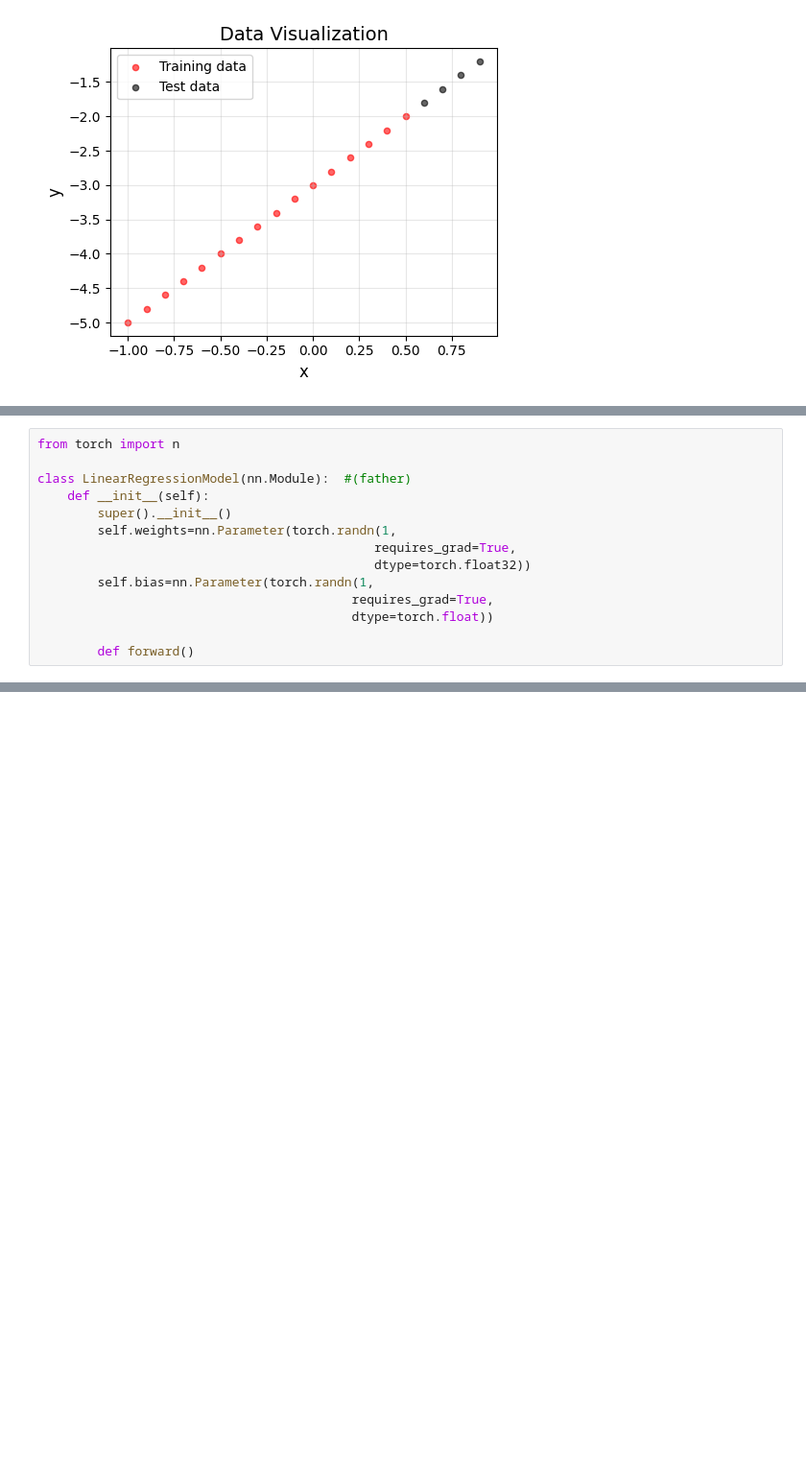
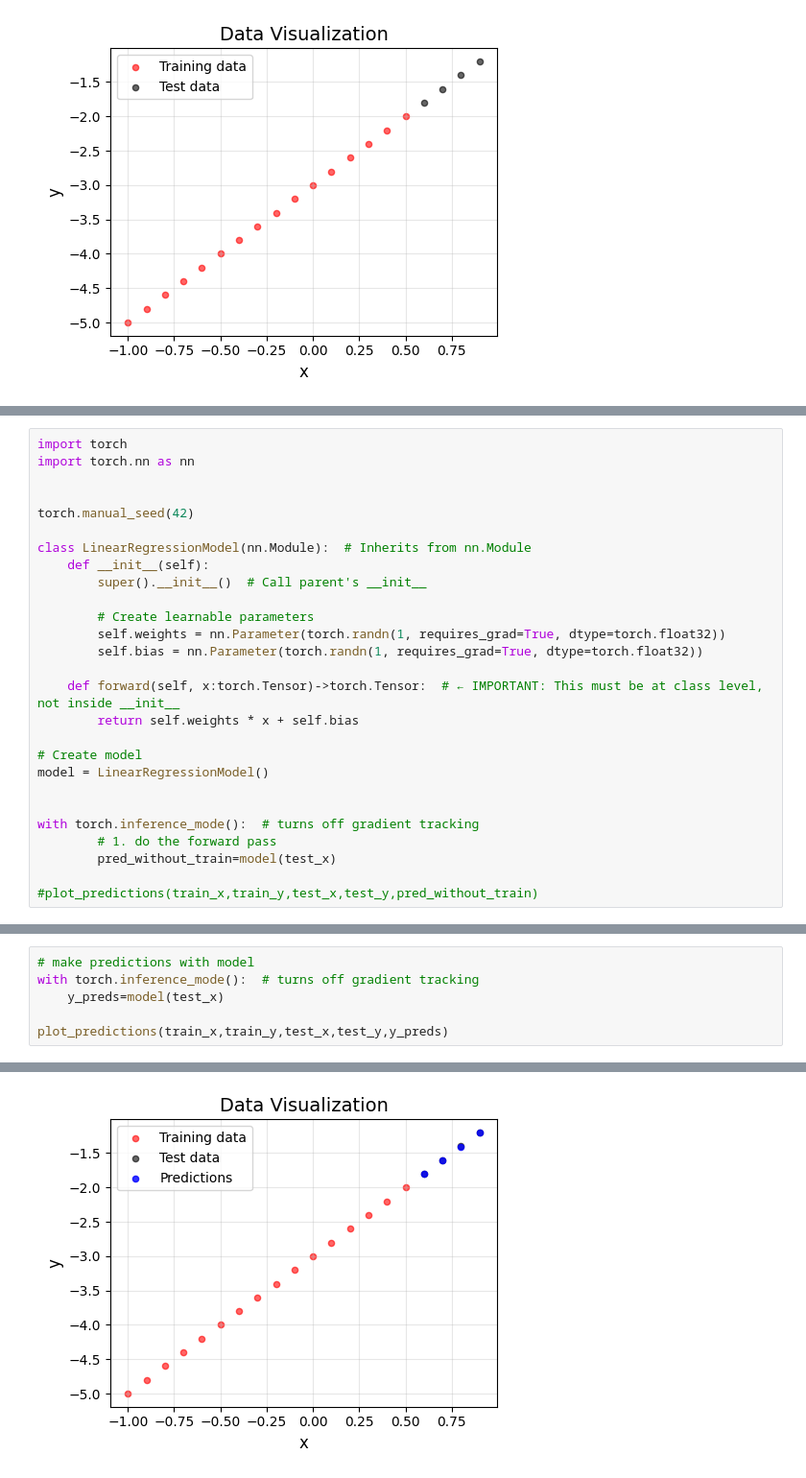
Before and after one commit to jieluo13x/pytorch_learn, a Jupyter notebook: pytorch_workflow.ipynb, the cells around one changed output, grey strips where cells are left out. Shown at 96% size. Saved outputs shown, nothing was run; the diff lists cells and outputs as text; blank space fills up the shorter version.

```diff
--- a/pytorch_workflow.ipynb
+++ b/pytorch_workflow.ipynb
@@ -77,14 +104,27 @@ plot_predictions(train_x,train_y,test_x,test_y)
 # %%
-from torch import n
+import torch
+import torch.nn as nn
 
-class LinearRegressionModel(nn.Module):  #(father)
+
+torch.manual_seed(42)
+
+class LinearRegressionModel(nn.Module):  # Inherits from nn.Module
     def __init__(self):
-        super().__init__()
-        self.weights=nn.Parameter(torch.randn(1,
-                                             requires_grad=True,
-                                             dtype=torch.float32))
-        self.bias=nn.Parameter(torch.randn(1,
-                                          requires_grad=True,
-                                          dtype=torch.float))
+        super().__init__()  # Call parent's __init__
 
-        def forward()
+        # Create learnable parameters
+        self.weights = nn.Parameter(torch.randn(1, requires_grad=True, dtype=torch.float32))
+        self.bias = nn.Parameter(torch.randn(1, requires_grad=True, dtype=torch.float32))
+
+    def forward(self, x:torch.Tensor)->torch.Tensor:  # ← IMPORTANT: This must be at class level, not inside __init__
+        return self.weights * x + self.bias
+
+# Create model
+model = LinearRegressionModel()
+
+
+with torch.inference_mode():  # turns off gradient tracking
+        # 1. do the forward pass
+        pred_without_train=model(test_x)
+
+#plot_predictions(train_x,train_y,test_x,test_y,pred_without_train)
@@ -90,0 +362,7 @@ class LinearRegressionModel(nn.Module):  #(father)
+# %%
+# make predictions with model
+with torch.inference_mode():  # turns off gradient tracking
+    y_preds=model(test_x)
+
+plot_predictions(train_x,train_y,test_x,test_y,y_preds)
+# %% [output]
@@ -90,0 +370 @@ class LinearRegressionModel(nn.Module):  #(father)
+[figure, added]
```
Also changed, not shown: parts of 15 cells of this notebook.
